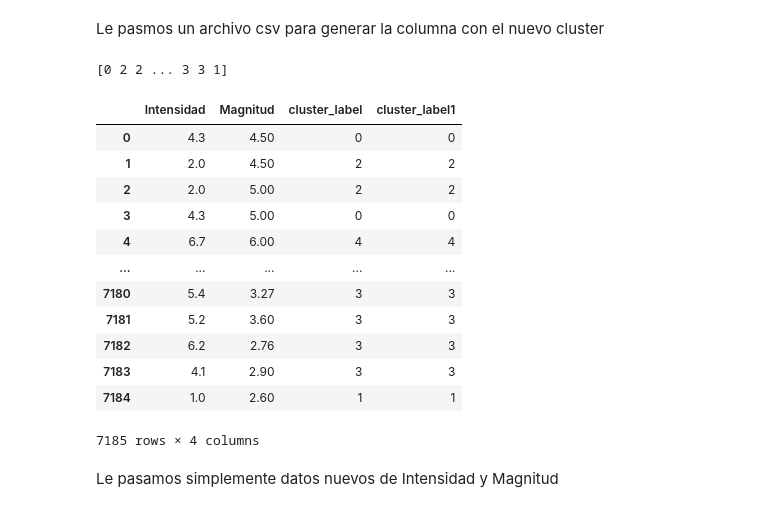
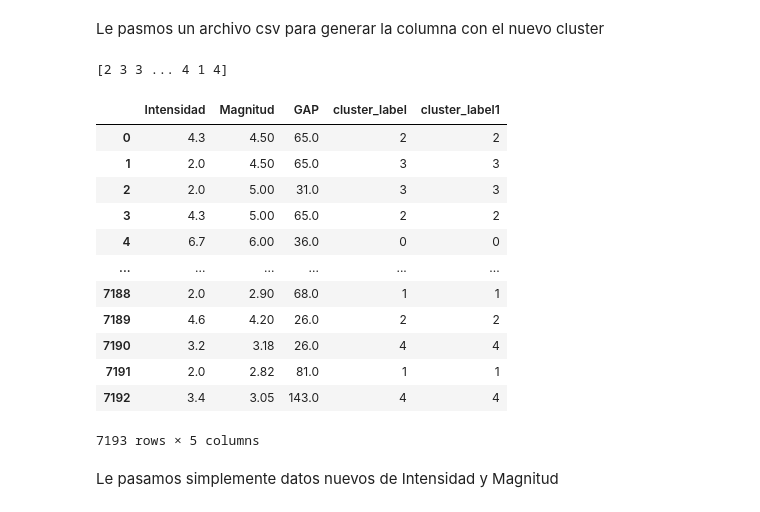
Before and after one commit to elRafas/PF-Alertas-Sismicas, a Jupyter notebook: notebooks/Machine_Learning/Machin_Learning_api.ipynb, the cells around one changed output. Saved outputs shown, nothing was run; the diff lists cells and outputs as text; code cells hidden in the pictures.

```diff
--- a/notebooks/Machine_Learning/Machin_Learning_api.ipynb
+++ b/notebooks/Machine_Learning/Machin_Learning_api.ipynb
@@ -598,41 +597,41 @@ Le pasmos un archivo csv para generar la columna con el nuevo cluster
 # %%
 import pandas as pd
 import pickle
 
 # Carga el modelo desde el archivo
 filename = 'kmeans_model.pkl'
 with open(filename, 'rb') as file:
     kmeans_loaded = pickle.load(file)
 
 # Carga los nuevos datos desde un archivo CSV
 nuevos_datos = pd.read_csv('data.csv')
 
 # Elimina la columna "Unnamed: 0" de los nuevos datos
 nuevos_datos = nuevos_datos.drop("Unnamed: 0", axis=1)
 
 # Aplica el modelo a los nuevos datos
-labels_pred = kmeans_loaded.predict(nuevos_datos)
+labels_pred = kmeans_loaded.predict(nuevos_datos[["Intensidad","Magnitud"]])
 
 # Imprime las etiquetas predichas
 print(labels_pred)
 nuevos_datos["cluster_label"] = labels_pred
 nuevos_datos["cluster_label1"] = df_MAc_Ler["cluster_label"]
 nuevos_datos
 # %% [output]
-[0 2 2 ... 3 3 1]
+[2 3 3 ... 4 1 4]
-|  | Intensidad | Magnitud | cluster_label | cluster_label1 |
-| 0 | 4.3 | 4.50 | 0 | 0 |
-| 1 | 2.0 | 4.50 | 2 | 2 |
-| 2 | 2.0 | 5.00 | 2 | 2 |
-| 3 | 4.3 | 5.00 | 0 | 0 |
-| 4 | 6.7 | 6.00 | 4 | 4 |
-| ... | ... | ... | ... | ... |
-| 7180 | 5.4 | 3.27 | 3 | 3 |
-| 7181 | 5.2 | 3.60 | 3 | 3 |
-| 7182 | 6.2 | 2.76 | 3 | 3 |
-| 7183 | 4.1 | 2.90 | 3 | 3 |
-| 7184 | 1.0 | 2.60 | 1 | 1 |
+|  | Intensidad | Magnitud | GAP | cluster_label | cluster_label1 |
+| 0 | 4.3 | 4.50 | 65.0 | 2 | 2 |
+| 1 | 2.0 | 4.50 | 65.0 | 3 | 3 |
+| 2 | 2.0 | 5.00 | 31.0 | 3 | 3 |
+| 3 | 4.3 | 5.00 | 65.0 | 2 | 2 |
+| 4 | 6.7 | 6.00 | 36.0 | 0 | 0 |
+| ... | ... | ... | ... | ... | ... |
+| 7188 | 2.0 | 2.90 | 68.0 | 1 | 1 |
+| 7189 | 4.6 | 4.20 | 26.0 | 2 | 2 |
+| 7190 | 3.2 | 3.18 | 26.0 | 4 | 4 |
+| 7191 | 2.0 | 2.82 | 81.0 | 1 | 1 |
+| 7192 | 3.4 | 3.05 | 143.0 | 4 | 4 |
-7185 rows × 4 columns
+7193 rows × 5 columns
 # %% [markdown]
 Le pasamos simplemente datos nuevos de Intensidad y Magnitud
 # %%
```
Also changed, not shown: parts of 15 cells of this notebook, 4 other files.
